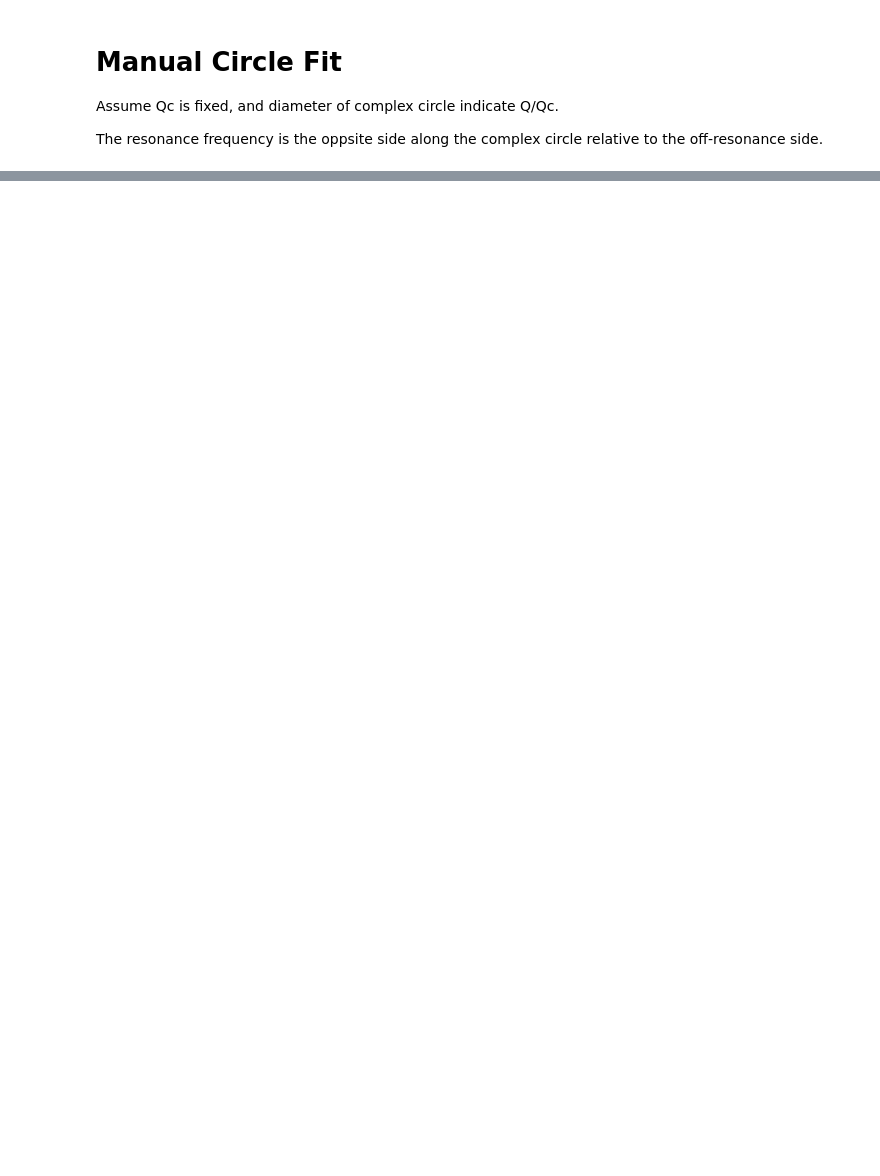
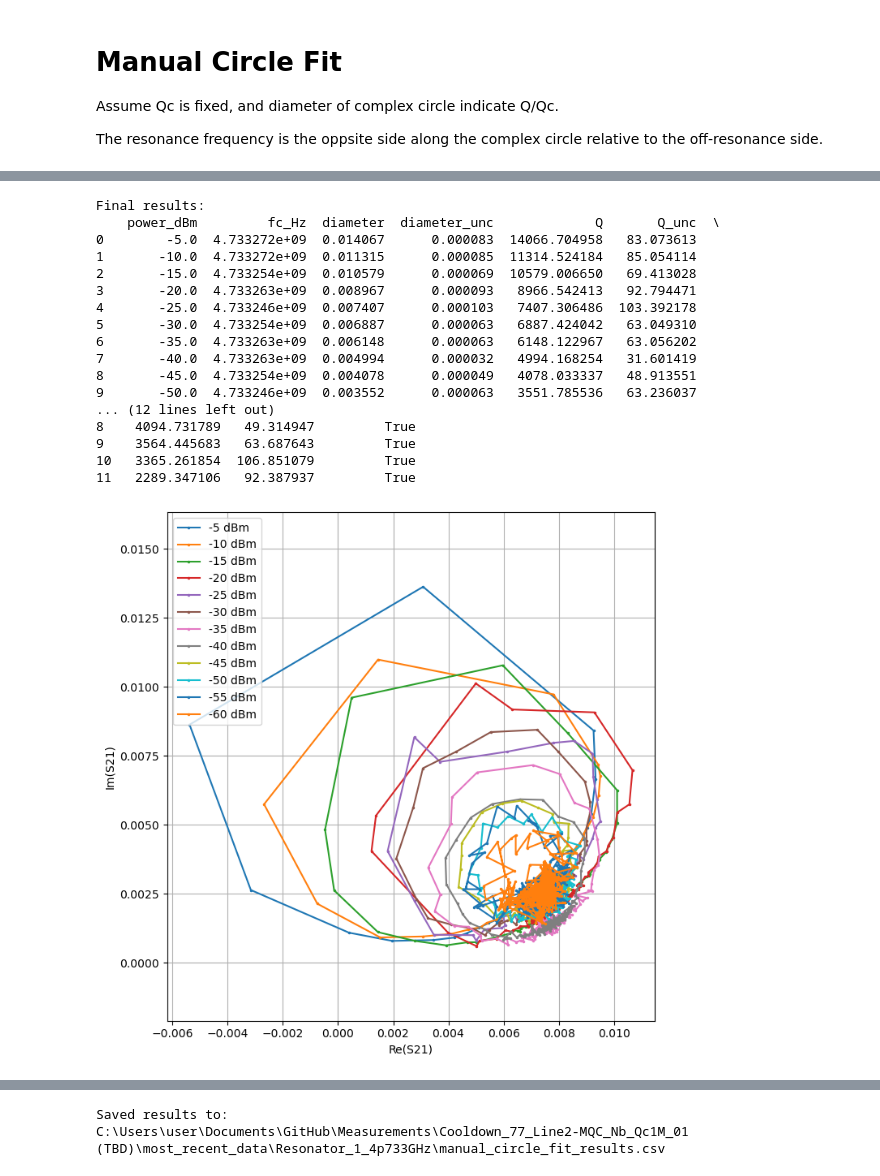
Before and after one commit to WeiRenSyong/Arrange_VNA_Data, a Jupyter notebook: Manual_DCM_Fit.ipynb, the cells around one changed output, grey strips where cells are left out. Cells and saved outputs as stored; diff of their text form; code cells hidden in the pictures; blank space fills up the shorter version.

```diff
--- a/Manual_DCM_Fit.ipynb
+++ b/Manual_DCM_Fit.ipynb
@@ -194,0 +559,41 @@ Qi = 2036
+# %%
+if __name__ == "__main__":
+
+    folder_path = r"C:\Users\user\Documents\GitHub\Measurements\Cooldown_77_Line2-MQC_Nb_Qc1M_01 (TBD)\most_recent_data\Resonator_1_4p733GHz"
+
+    Qc = 1e6  # update this
+
+    results_df = fit_folder(folder_path=folder_path,Qc=Qc,draw_each_circle=False,)
+
+    print("\nFinal results:")
+    print(results_df)
+
+    plot_all_complex_s21(folder_path)
+
+    plot_Q_vs_power(results_df)
+    plot_Qi_vs_power(results_df)
+
+    output_path = os.path.join(folder_path, "manual_circle_fit_results.csv")
+    results_df.to_csv(output_path, index=False)
+
+    print(f"\nSaved results to:")
+    print(output_path)
+# %% [output]
+Final results:
+    power_dBm         fc_Hz  diameter  diameter_unc             Q       Q_unc  \
+0        -5.0  4.733272e+09  0.014067      0.000083  14066.704958   83.073613
+1       -10.0  4.733272e+09  0.011315      0.000085  11314.524184   85.054114
+2       -15.0  4.733254e+09  0.010579      0.000069  10579.006650   69.413028
+3       -20.0  4.733263e+09  0.008967      0.000093   8966.542413   92.794471
+4       -25.0  4.733246e+09  0.007407      0.000103   7407.306486  103.392178
+5       -30.0  4.733254e+09  0.006887      0.000063   6887.424042   63.049310
+6       -35.0  4.733263e+09  0.006148      0.000063   6148.122967   63.056202
+7       -40.0  4.733263e+09  0.004994      0.000032   4994.168254   31.601419
+8       -45.0  4.733254e+09  0.004078      0.000049   4078.033337   48.913551
+9       -50.0  4.733246e+09  0.003552      0.000063   3551.785536   63.236037
+... (12 lines left out)
+8    4094.731789   49.314947         True
+9    3564.445683   63.687643         True
+10   3365.261854  106.851079         True
+11   2289.347106   92.387937         True
+[figure, added]
@@ -194,0 +602,2 @@ Qi = 2036
+Saved results to:
+C:\Users\user\Documents\GitHub\Measurements\Cooldown_77_Line2-MQC_Nb_Qc1M_01 (TBD)\most_recent_data\Resonator_1_4p733GHz\manual_circle_fit_results.csv
```
Also changed, not shown: parts of 4 cells of this notebook, 1 other file.
